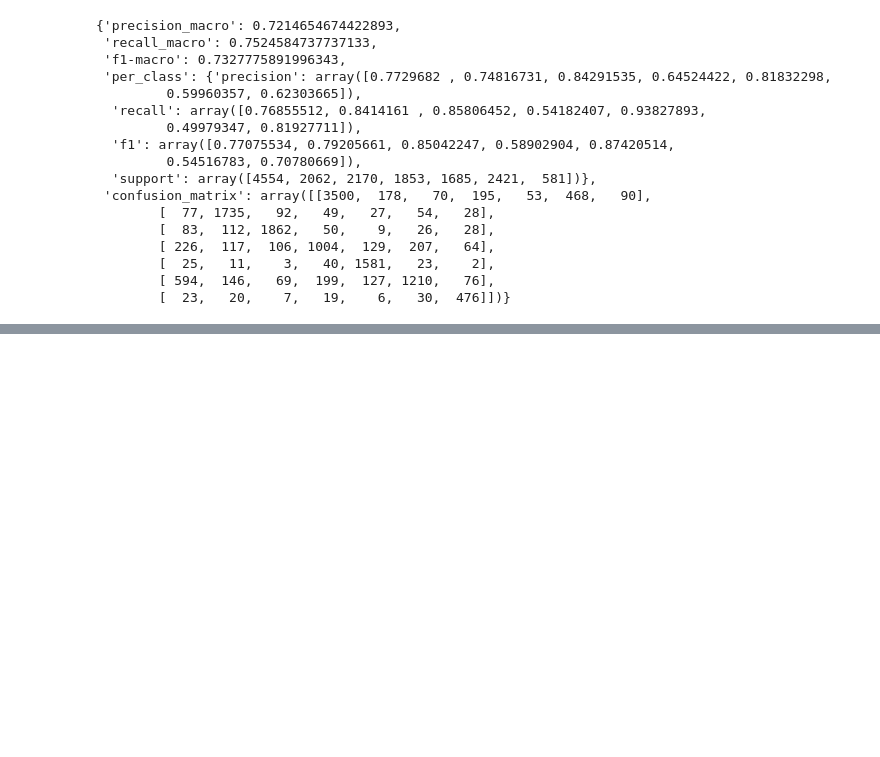
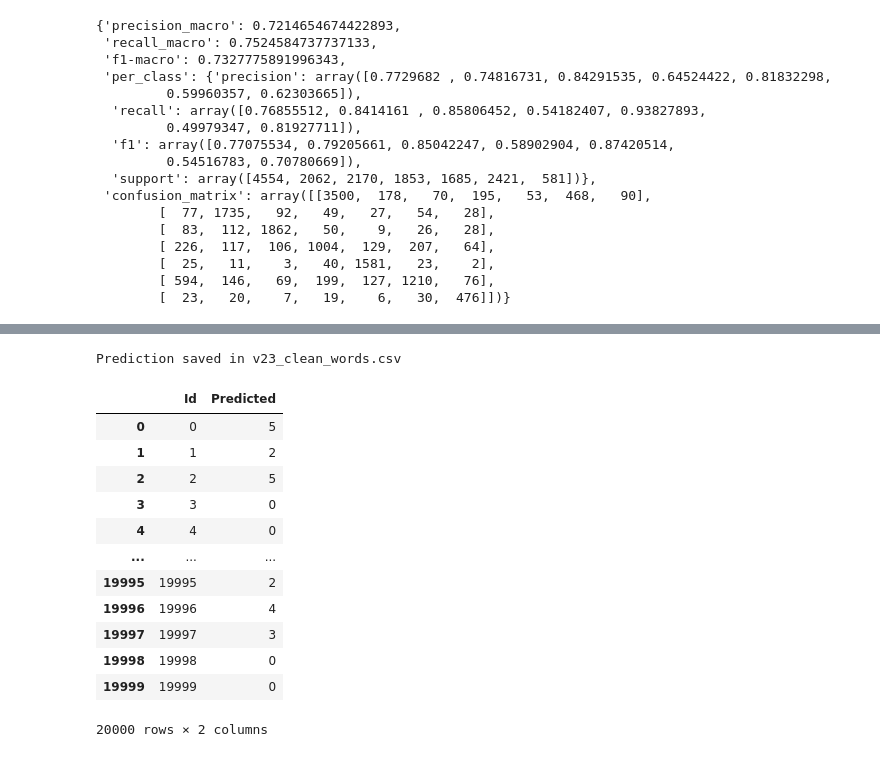
Before and after one commit to g-orlandi/NewsClassifier, a Jupyter notebook: tfidf_approach/notebooks/v5/final_grid_search_lsvm.ipynb, the cells around one changed output, grey strips where cells are left out. Cells and saved outputs as stored; diff of their text form; code cells hidden in the pictures; blank space fills up the shorter version.

Commit message:
cleanup

```diff
--- a/tfidf_approach/notebooks/v5/final_grid_search_lsvm.ipynb
+++ b/tfidf_approach/notebooks/v5/final_grid_search_lsvm.ipynb
@@ -91,0 +154,23 @@ t, f1 = choose_threshold('linear_svm', {'C': 0.04773295631615594,
+# %%
+from src.evaluation import *
+
+produce_submissions('linear_svm', {'C': 0.04773295631615594,
+  'max_iter': 5000,
+  'dual': True,
+  'class_weight': {0: 1.0, 1: 2.2, 2: 2.1, 3: 2.4, 4: 2.7, 5: 1.8, 6: 7.6},
+  'random_state': 1000}, big=True, calibrated=False, output_filename='v23_clean_words.csv')
+# %% [output]
+Prediction saved in v23_clean_words.csv
+|  | Id | Predicted |
+| 0 | 0 | 5 |
+| 1 | 1 | 2 |
+| 2 | 2 | 5 |
+| 3 | 3 | 0 |
+| 4 | 4 | 0 |
+| ... | ... | ... |
+| 19995 | 19995 | 2 |
+| 19996 | 19996 | 4 |
+| 19997 | 19997 | 3 |
+| 19998 | 19998 | 0 |
+| 19999 | 19999 | 0 |
+20000 rows × 2 columns
```
Also changed, not shown: parts of 5 cells of this notebook, 19 other files.
